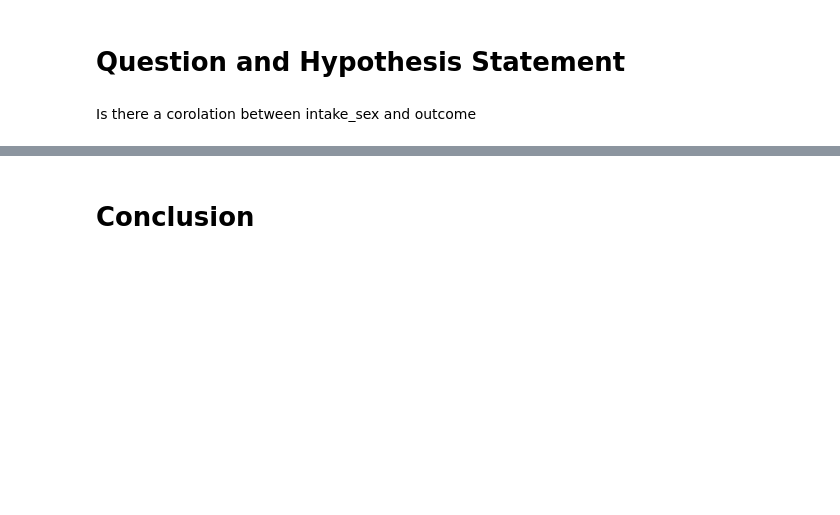
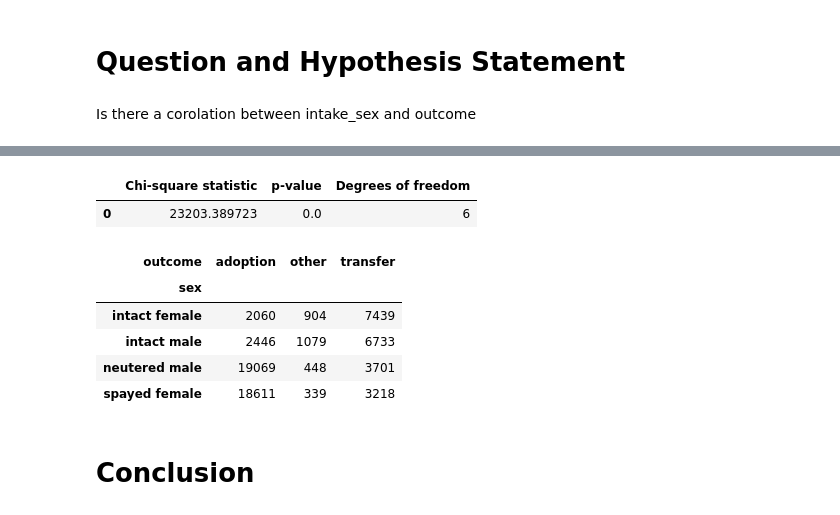
Before and after one commit to pound-puppies/animal-advocacy, a Jupyter notebook: sb_explore.ipynb, the cells around one changed output, grey strips where cells are left out. Cells and saved outputs as stored; diff of their text form; code cells hidden in the pictures; blank space fills up the shorter version.

```diff
--- a/sb_explore.ipynb
+++ b/sb_explore.ipynb
@@ -344,3 +463,19 @@ contingency_table
+# %%
+# Run stats for sex vs outcome
+sex_stats()
+# %% [output]
+|  | Chi-square statistic | p-value | Degrees of freedom |
+| 0 | 23203.389723 | 0.0 | 6 |
+# %%
+# Show table
+contingency_table
+# %% [output]
+| outcome | adoption | other | transfer |
+| sex |  |  |  |
+| intact female | 2060 | 904 | 7439 |
+| intact male | 2446 | 1079 | 6733 |
+| neutered male | 19069 | 448 | 3701 |
+| spayed female | 18611 | 339 | 3218 |
 # %% [markdown]
 # Conclusion
 # %% [markdown]
```
Also changed, not shown: parts of 25 cells of this notebook, 1 other file.
